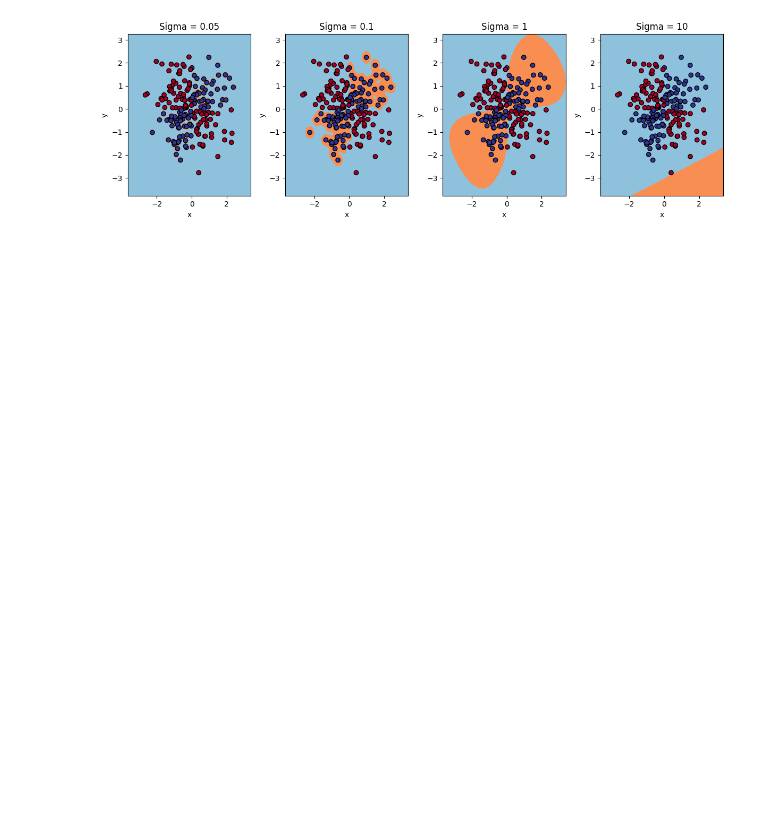
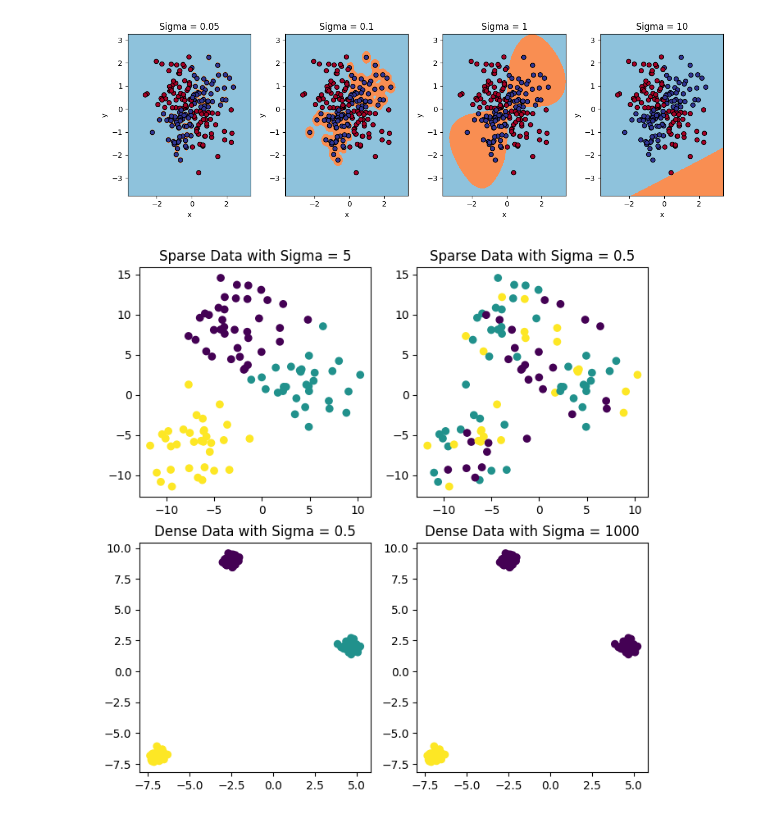
Before and after one commit to MLUX-University-of-Vienna/oster-bachelor-thesis, a Jupyter notebook: examples/kkmeans-evaluation.ipynb, the cells around one changed output. Drawn from its saved outputs; the diff is of its cells as text; code cells hidden in the pictures; blank space fills up the shorter version.

```diff
--- a/examples/kkmeans-evaluation.ipynb
+++ b/examples/kkmeans-evaluation.ipynb
@@ -588,3 +590,12 @@ plt.tight_layout()
 plt.show()
 # %% [output]
 [figure]
+# %%
+X_dense, y_dense = make_blobs(n_samples=100, centers=3, cluster_std=0.3, random_state=42)
+sigma_dense_good = 0.5
+sigma_dense_bad = 3
+
+X_sparse, y_sparse = make_blobs(n_samples=100, centers=3, cluster_std=3, random_state=42)
+
+sigma_sparse_good = 2.5
+sigma_sparse_bad = 0.5
@@ -590,0 +621,22 @@ plt.show()
+# %%
+_, axs = plt.subplots(2, 2, figsize=(8, 8))
+
+y_good_sparse = kkmeans(X_sparse, kernel_function=lambda X: rbf_kernel(X, sigma=5), n_clusters=3)
+axs[0, 0].scatter(X_sparse[:, 0], X_sparse[:, 1], c=y_good_sparse)
+axs[0, 0].set_title("Sparse Data with Sigma = 5")
+
+y_bad_sparse = kkmeans(X_sparse, kernel_function=lambda X: rbf_kernel(X, sigma=0.5), n_clusters=3)
+axs[0, 1].scatter(X_sparse[:, 0], X_sparse[:, 1], c=y_bad_sparse)
+axs[0, 1].set_title("Sparse Data with Sigma = 0.5")
+
+y_good_dense = kkmeans(X_dense, kernel_function=lambda X: rbf_kernel(X, sigma=0.5), n_clusters=3)
+axs[1, 0].scatter(X_dense[:, 0], X_dense[:, 1], c=y_good_dense)
+axs[1, 0].set_title("Dense Data with Sigma = 0.5")
+
+y_bad_dense = kkmeans(X_dense, kernel_function=lambda X: rbf_kernel(X, sigma=1000), n_clusters=3)
+axs[1, 1].scatter(X_dense[:, 0], X_dense[:, 1], c=y_bad_dense)
+axs[1, 1].set_title("Dense Data with Sigma = 1000")
+
+plt.show()
+# %% [output]
+[figure, added]
```
Also changed, not shown: parts of 2 cells of this notebook, 1 other file.
